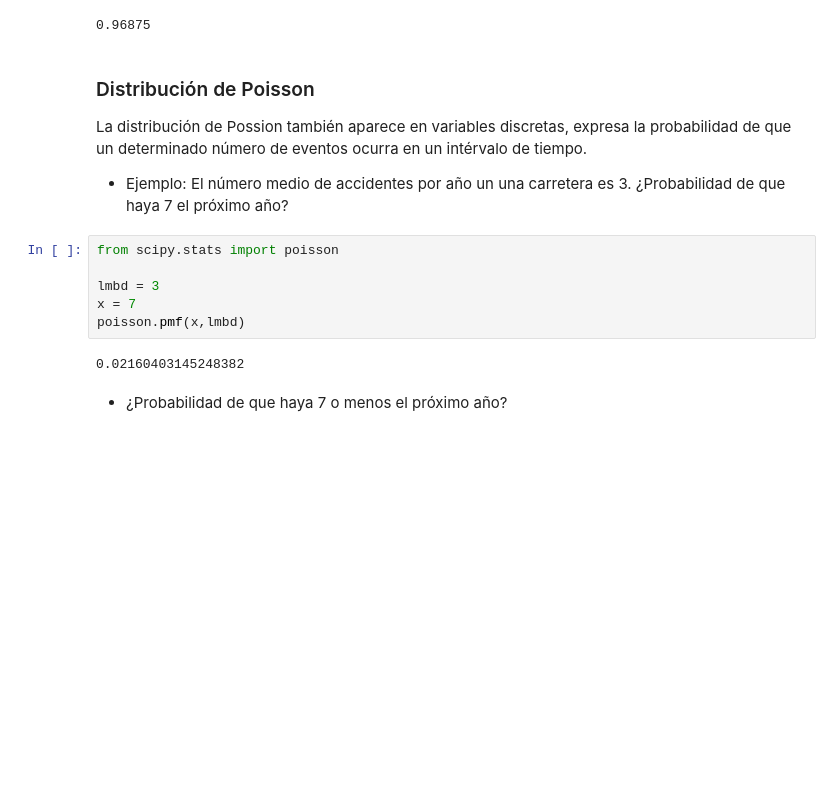
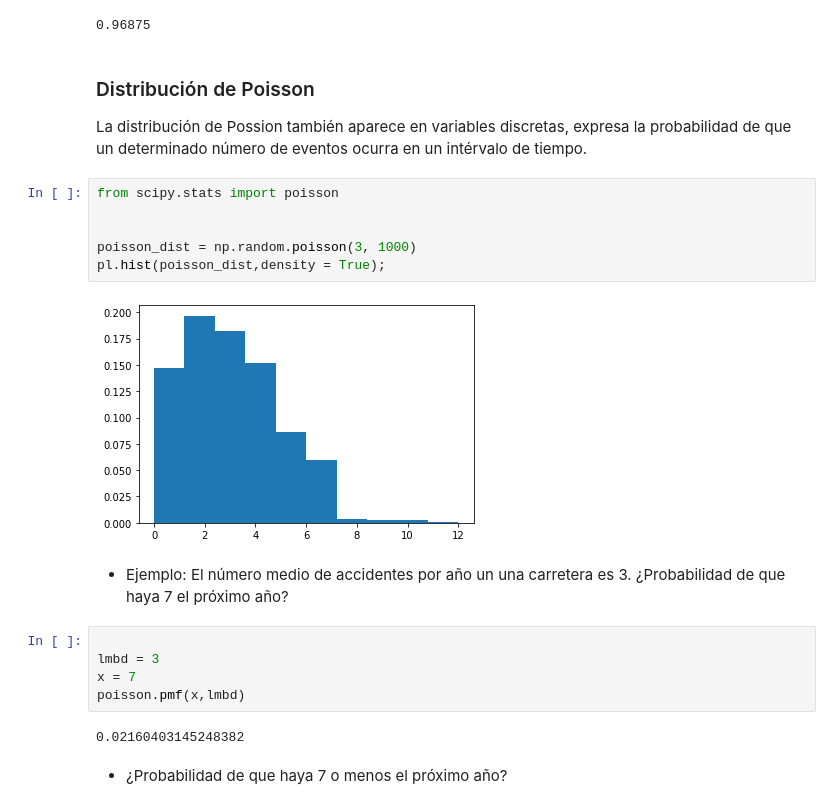
Before and after one commit to biuCG/StatisticsVisualization, a Jupyter notebook: Distribuciones.ipynb, the cells around one changed output. Cells and saved outputs as stored; diff of their text form; blank space fills up the shorter version.

```diff
--- a/Distribuciones.ipynb
+++ b/Distribuciones.ipynb
@@ -131,10 +142,17 @@ binom.cdf(x, n, p)
 # %% [markdown]
 ### Distribución de Poisson
 La distribución de Possion también aparece en variables discretas, expresa la probabilidad de que un determinado número de eventos ocurra en un intérvalo de tiempo.
-
-- Ejemplo: El número medio de accidentes por año un una carretera es 3. ¿Probabilidad de que haya 7 el próximo año?
+# %%
+from scipy.stats import poisson
+
+
+poisson_dist = np.random.poisson(3, 1000)
+pl.hist(poisson_dist,density = True);
+# %% [output]
+[figure, added]
+# %% [markdown]
+- Ejemplo: El número medio de accidentes por año un una carretera es 3. ¿Probabilidad de que haya 7 el próximo año?
 # %%
-from scipy.stats import poisson
 
 lmbd = 3
 x = 7
```
Also changed, not shown: parts of 7 cells of this notebook.
